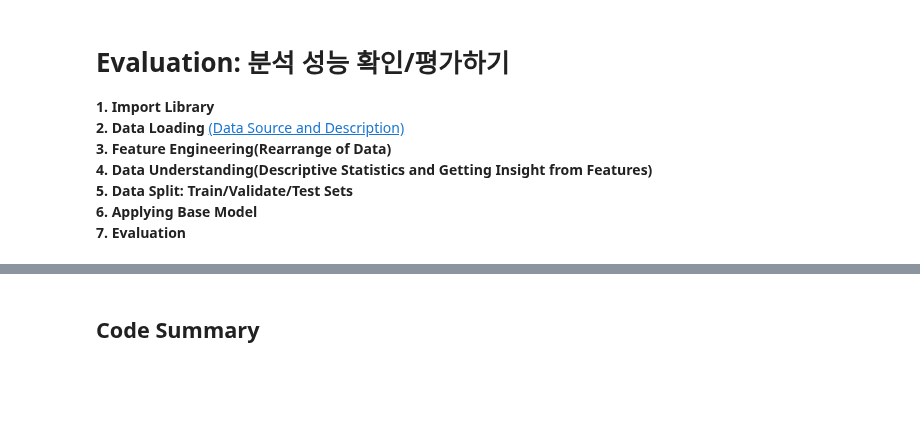
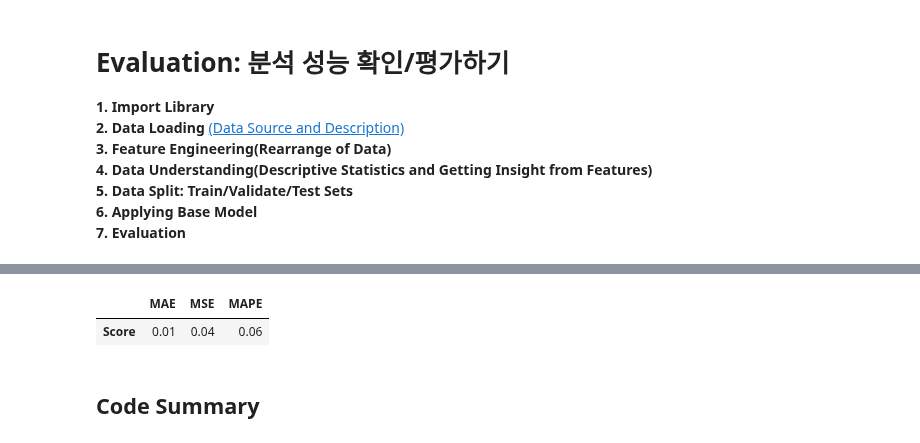
Before and after one commit to thekimk/All-About-Time-Series-Analysis, a Jupyter notebook: Practice3_Setting_Analysis_KK.ipynb, the cells around one changed output, grey strips where cells are left out. Saved outputs shown, nothing was run; the diff lists cells and outputs as text; code cells hidden in the pictures; blank space fills up the shorter version.

```diff
--- a/Practice3_Setting_Analysis_KK.ipynb
+++ b/Practice3_Setting_Analysis_KK.ipynb
@@ -1197,0 +1211,8 @@ display(pd.DataFrame([MAE, MSE, MAPE], index=['MAE', 'MSE', 'MAPE'], columns=['S
+# %%
+MAE = abs(Y_train.values.flatten() - pred_tr_reg1).mean()
+MSE = ((Y_train.values.flatten() - pred_tr_reg1)**2).mean()
+MAPE = (abs(Y_train.values.flatten() - pred_tr_reg1)/Y_train.values.flatten()*100).mean()
+pd.DataFrame([MAE, MSE, MAPE], index=['MAE', 'MSE', 'MAPE'], columns=['Score']).T
+# %% [output]
+|  | MAE | MSE | MAPE |
+| Score | 0.01 | 0.04 | 0.06 |
```
Also changed, not shown: parts of 6 cells of this notebook, 1 other file.
